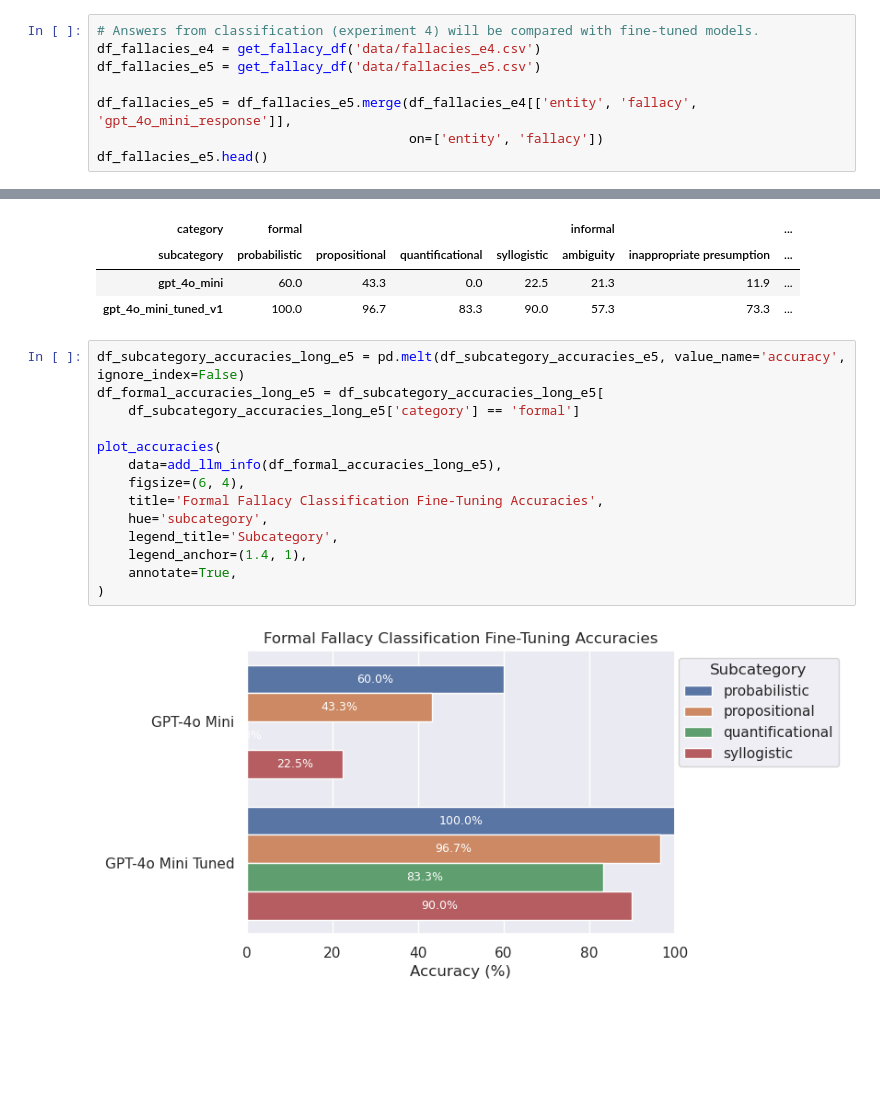
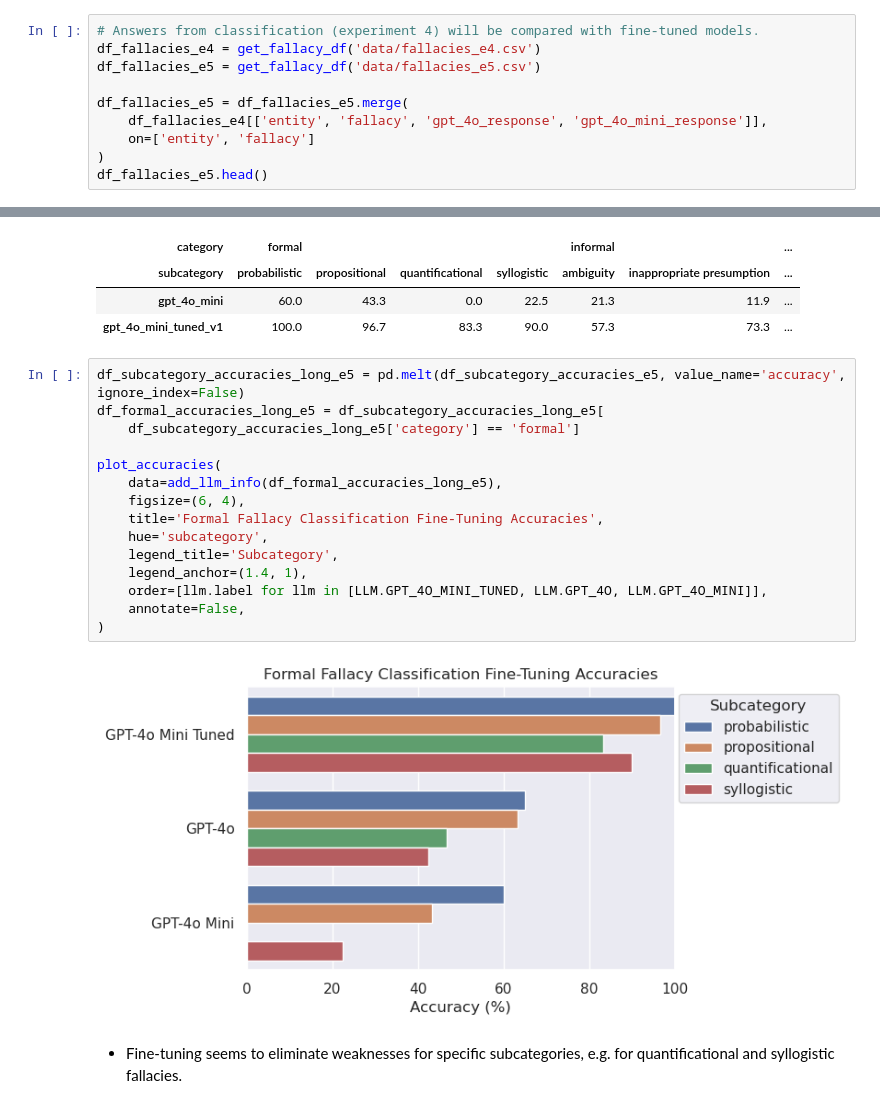
Before and after one commit to aimfeld/fallacy-detection, a Jupyter notebook: fallacy-classification.ipynb, the cells around one changed output, grey strips where cells are left out. Cells and saved outputs as stored; diff of their text form; blank space fills up the shorter version.

```diff
--- a/fallacy-classification.ipynb
+++ b/fallacy-classification.ipynb
@@ -248,7 +252,9 @@ plot_accuracies(
 df_fallacies_e4 = get_fallacy_df('data/fallacies_e4.csv')
 df_fallacies_e5 = get_fallacy_df('data/fallacies_e5.csv')
 
-df_fallacies_e5 = df_fallacies_e5.merge(df_fallacies_e4[['entity', 'fallacy', 'gpt_4o_mini_response']],
-                                        on=['entity', 'fallacy'])
+df_fallacies_e5 = df_fallacies_e5.merge(
+    df_fallacies_e4[['entity', 'fallacy', 'gpt_4o_response', 'gpt_4o_mini_response']],
+    on=['entity', 'fallacy']
+)
 df_fallacies_e5.head()
 # %% [output]
@@ -339,19 +358,22 @@ df_subcategory_accuracies_e5.round(1)
 # %%
 df_subcategory_accuracies_long_e5 = pd.melt(df_subcategory_accuracies_e5, value_name='accuracy', ignore_index=False)
 df_formal_accuracies_long_e5 = df_subcategory_accuracies_long_e5[
     df_subcategory_accuracies_long_e5['category'] == 'formal']
 
 plot_accuracies(
     data=add_llm_info(df_formal_accuracies_long_e5),
     figsize=(6, 4),
     title='Formal Fallacy Classification Fine-Tuning Accuracies',
     hue='subcategory',
     legend_title='Subcategory',
     legend_anchor=(1.4, 1),
-    annotate=True,
+    order=[llm.label for llm in [LLM.GPT_4O_MINI_TUNED, LLM.GPT_4O, LLM.GPT_4O_MINI]],
+    annotate=False,
 )
 # %% [output]
-[figure, old version]
+[figure, new version]
+# %% [markdown]
+- Fine-tuning seems to eliminate weaknesses for specific subcategories, e.g. for quantificational and syllogistic fallacies.
 # %%
 df_informal_accuracies_long_e5 = df_subcategory_accuracies_long_e5[
     df_subcategory_accuracies_long_e5['category'] == 'informal']
```
Also changed, not shown: parts of 13 cells of this notebook, 3 other files.
